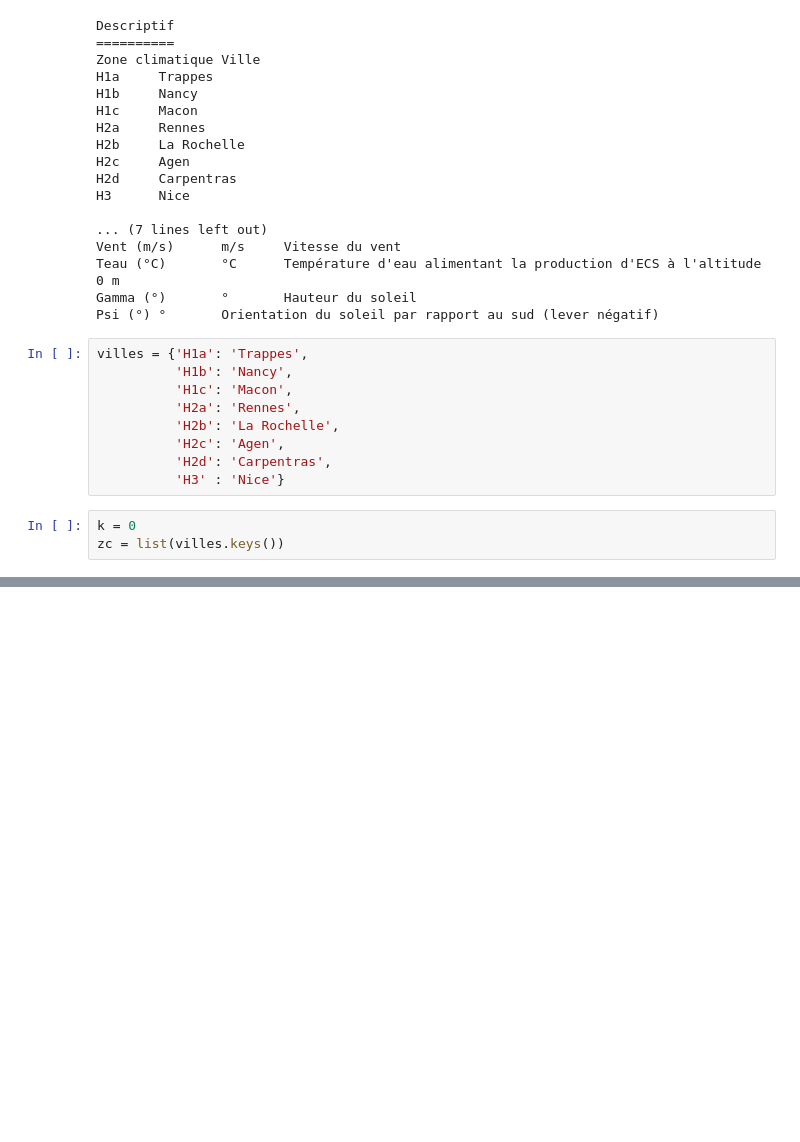
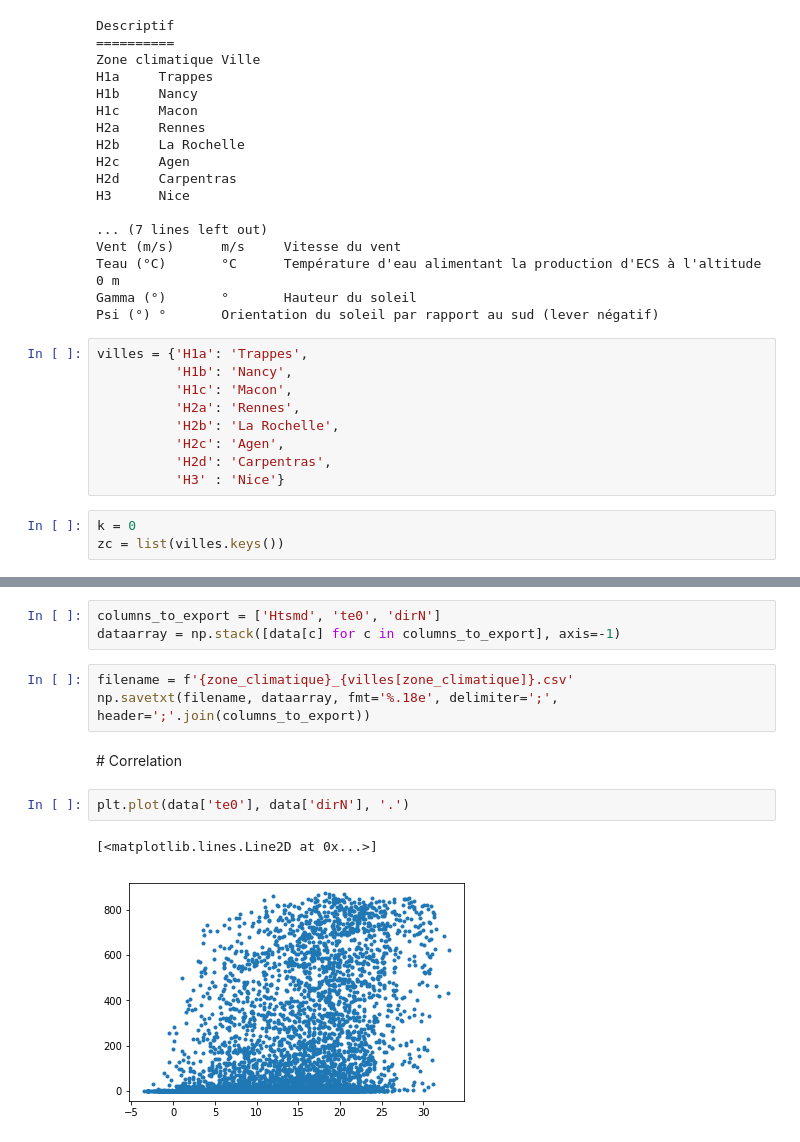
Before and after one commit to xdze2/simuthermique, a Jupyter notebook: data/Fichiers_Meteo_RT2012/viz_yearly_weather_data.ipynb, the cells around one changed output, grey strips where cells are left out. Drawn from its saved outputs; the diff is of its cells as text; blank space fills up the shorter version.

Commit message:
add export csv

```diff
--- a/data/Fichiers_Meteo_RT2012/viz_yearly_weather_data.ipynb
+++ b/data/Fichiers_Meteo_RT2012/viz_yearly_weather_data.ipynb
@@ -158,0 +170,13 @@ NameError: name 'dirN' is not defined
+# %%
+columns_to_export = ['Htsmd', 'te0', 'dirN']
+dataarray = np.stack([data[c] for c in columns_to_export], axis=-1)
+# %%
+filename = f'{zone_climatique}_{villes[zone_climatique]}.csv'
+np.savetxt(filename, dataarray, fmt='%.18e', delimiter=';', header=';'.join(columns_to_export))
+# %% [markdown]
+# Correlation
+# %%
+plt.plot(data['te0'], data['dirN'], '.')
+# %% [output]
+[<matplotlib.lines.Line2D at 0x...>]
+[figure, added]
```
Also changed, not shown: parts of 7 cells of this notebook.
